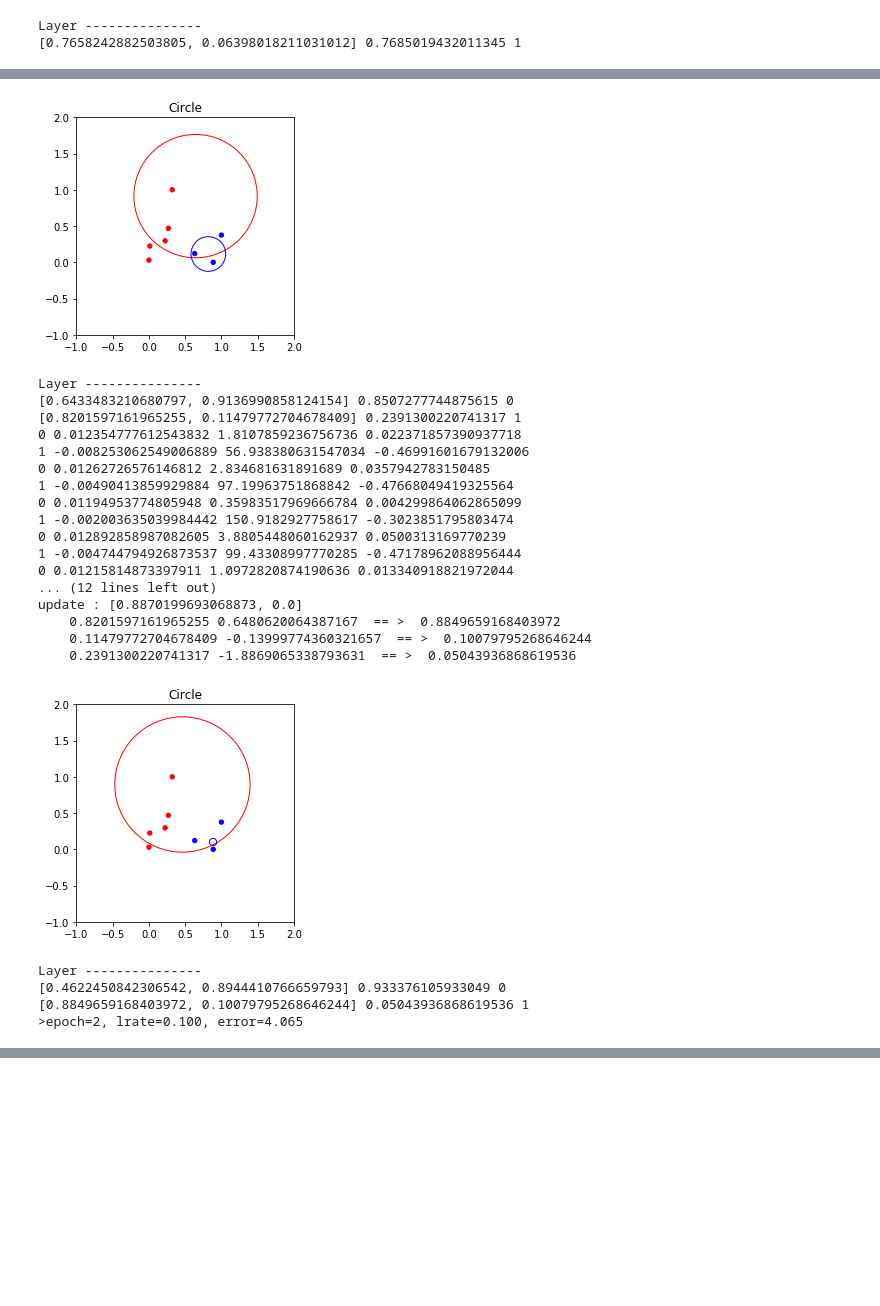
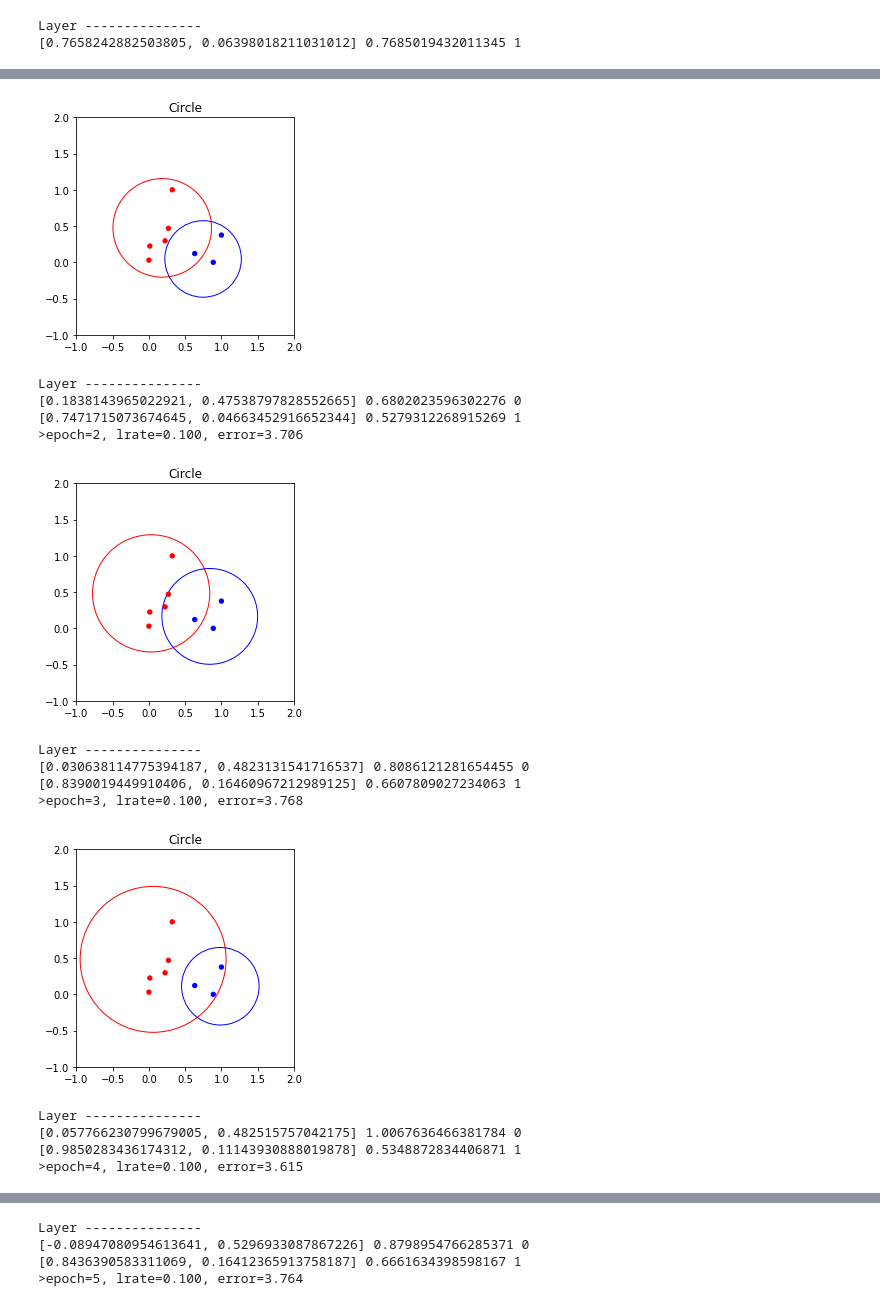
Before and after one commit to meinfokl/Python_SSNN_2021, a Jupyter notebook: neuron_c_1.ipynb, the cells around one changed output, grey strips where cells are left out. Saved outputs shown, nothing was run; the diff lists cells and outputs as text; code cells hidden in the pictures; blank space fills up the shorter version.

```diff
--- a/neuron_c_1.ipynb
+++ b/neuron_c_1.ipynb
@@ -4,6 +4,7 @@
 
 import matplotlib.pyplot as plt
 from math import exp
+from math import sqrt
 
 from random import seed
 from random import random
@@ -85,11 +86,14 @@ class neuron_s():
     def print_neuron_param(self):
         print(self.weights, self.R,self.C)
 
-    def calculate_update(self):
+    def calculate_update(self, Ct):
+        if self.output < .5 and self.C != Ct:
+            return
+
         for j in range(len(self.weights)):
             self.dw[j] += ( self.delta * self.activation_derivate_by_weight(j))
         self.dR += self.delta*self.activation_derivate_by_R()
-        print(self.C,self.delta, self.activation_derivate_by_R(), self.delta*self.activation_derivate_by_R())
+        #print(self.C,self.delta, self.activation_derivate_by_R(), self.delta*self.activation_derivate_by_R())
 
 
     def update_weights(self, l_rate):
@@ -99,12 +103,12 @@ class neuron_s():
         if dH < 0.000001:
             dH = 1
 
-        print ("update :", self.inputs)
+        #print ("update :", self.inputs)
         for j in range(len(self.weights)):
-            print ("   ", self.weights[j],self.dw[j]/dH ," == > " ,self.weights[j] + l_rate * self.dw[j]/dH)
+            #print ("   ", self.weights[j],self.dw[j]/dH ," == > " ,self.weights[j] + l_rate * self.dw[j]/dH)
             self.weights[j] += l_rate * self.dw[j]/dH
 
-        print ("   ", self.R,self.dR/dH," == > " ,self.R + l_rate * self.dR/dH)
+        #print ("   ", self.R,self.dR/dH," == > " ,self.R + l_rate * self.dR/dH)
         self.R += l_rate * self.dR/dH
 
         self.dw = [0 for _ in range(len(self.weights))]
@@ -323,10 +327,10 @@ class SSNN_network():
         #print ("accuray:", dbok / len(train))
         return dbok / len(train)
 
-    def calculate_update(self):
+    def calculate_update(self, C):
         for i in range(len(self.layers)):
             for neuron in self.layers[i]:
-                neuron.calculate_update();
+                neuron.calculate_update(C);
 
     def update_weights(self, l_rate):
         for i in range(len(self.layers)):
@@ -351,7 +355,7 @@ class SSNN_network():
                 #if random() < 0.1:
                 #    self.test_update_weights(l_rate,train)
 
-                self.calculate_update()
+                self.calculate_update(row[-1])
 
             print('>epoch=%d, lrate=%.3f, error=%.3f' % (epoch, l_rate, sum_error))
 
@@ -499,12 +503,12 @@ T = [[2.7810836,2.550537003,0],
     [1.93756466,7.108563011,1]
     ]
 '''
-seed(1966)
+#seed(1966)
 
 n_inputs = len(T[0]) - 1
 network = SSNN_network()
 network.init(n_inputs, [],['S','S'],[0,1])
 #network = set_network_1(network)
 #network.print_network_param()
-network.train_network( T, 0.1, 3,10)
+network.train_network( T, 0.1, 10,10)
 # %% [output]
@@ -547,23 +525,15 @@ update : [0.8870199693068873, 0.0]
-[figure, old version]
+[figure, new version]
 Layer ---------------
-[0.6433483210680797, 0.9136990858124154] 0.8507277744875615 0
-[0.8201597161965255, 0.11479772704678409] 0.2391300220741317 1
-0 0.012354777612543832 1.8107859236756736 0.022371857390937718
-1 -0.008253062549006889 56.938380631547034 -0.46991601679132006
-0 0.01262726576146812 2.834681631891689 0.0357942783150485
-1 -0.00490413859929884 97.19963751868842 -0.47668049419325564
-0 0.01194953774805948 0.35983517969666784 0.004299864062865099
-1 -0.002003635039984442 150.9182927758617 -0.3023851795803474
-0 0.012892858987082605 3.8805448060162937 0.0500313169770239
-1 -0.004744794926873537 99.43308997770285 -0.47178962088956444
-0 0.01215814873397911 1.0972820874190636 0.013340918821972044
-... (12 lines left out)
-update : [0.8870199693068873, 0.0]
-    0.8201597161965255 0.6480620064387167  == >  0.8849659168403972
-    0.11479772704678409 -0.13999774360321657  == >  0.10079795268646244
-    0.2391300220741317 -1.8869065338793631  == >  0.05043936868619536
+[0.1838143965022921, 0.47538797828552665] 0.6802023596302276 0
+[0.7471715073674645, 0.04663452916652344] 0.5279312268915269 1
+>epoch=2, lrate=0.100, error=3.706
-[figure, old version]
+[figure, new version]
 Layer ---------------
-[0.4622450842306542, 0.8944410766659793] 0.933376105933049 0
-[0.8849659168403972, 0.10079795268646244] 0.05043936868619536 1
->epoch=2, lrate=0.100, error=4.065
+[0.030638114775394187, 0.4823131541716537] 0.8086121281654455 0
+[0.8390019449910406, 0.16460967212989125] 0.6607809027234063 1
+>epoch=3, lrate=0.100, error=3.768
+[figure, added]
+Layer ---------------
+[0.057766230799679005, 0.482515757042175] 1.0067636466381784 0
+[0.9850283436174312, 0.11143930888019878] 0.5348872834406871 1
+>epoch=4, lrate=0.100, error=3.615
@@ -569,0 +541,4 @@ Layer ---------------
+Layer ---------------
+[-0.08947080954613641, 0.5296933087867226] 0.8798954766285371 0
+[0.8436390583311069, 0.16412365913758187] 0.6661634398598167 1
+>epoch=5, lrate=0.100, error=3.764
```
Also changed, not shown: parts of 4 cells of this notebook.
